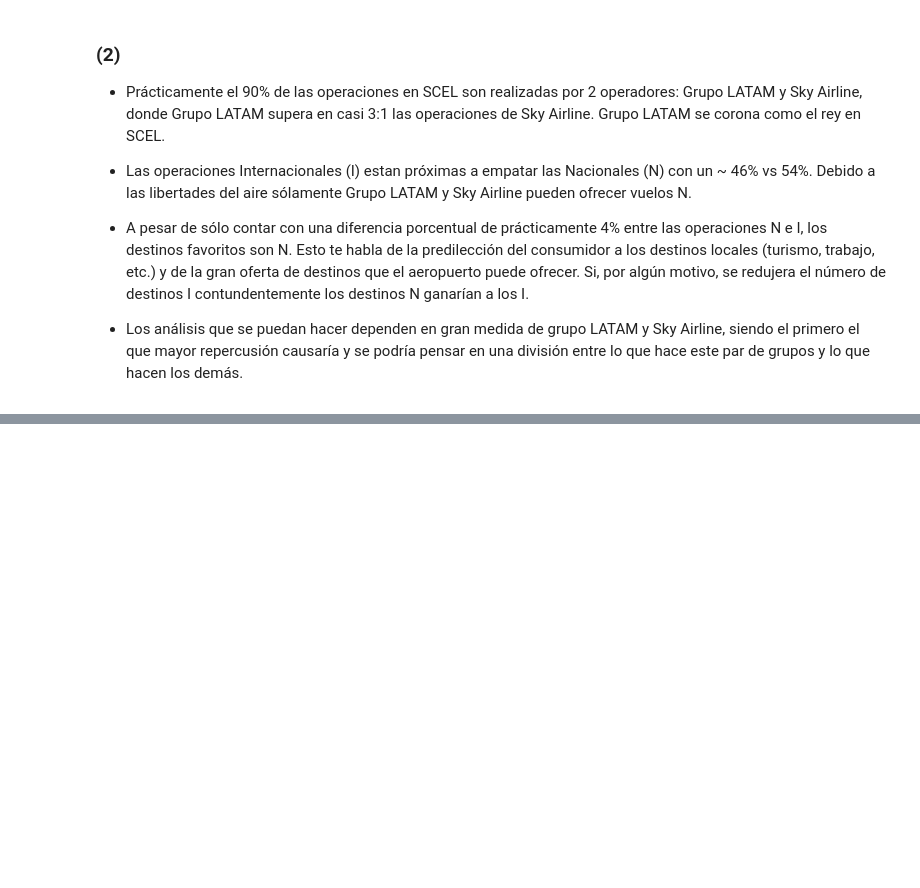
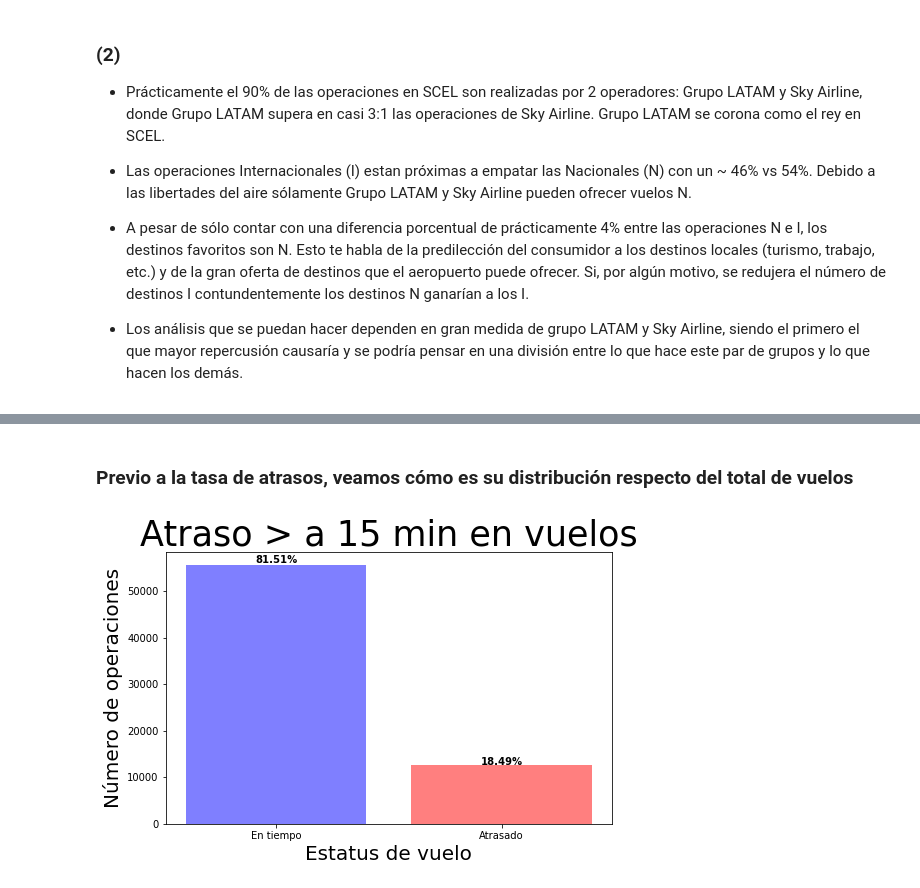
Before and after one commit to Gerardo3070/Desafio_LATAM, a Jupyter notebook: solution.ipynb, the cells around one changed output, grey strips where cells are left out. Cells and saved outputs as stored; diff of their text form; code cells hidden in the pictures; blank space fills up the shorter version.

```diff
--- a/solution.ipynb
+++ b/solution.ipynb
@@ -203,0 +220,2 @@ plt.show()
+# %%
+df['dif_min'] = np.round((df['Fecha-O']-df['Fecha-I']).map(mpdates.date2num)/factor, 0).astype(int)
@@ -203,0 +226,2 @@ plt.show()
+# %%
+df['atraso_15'] = np.multiply((df.dif_min > 15), 1)
@@ -203,0 +232,6 @@ plt.show()
+# %%
+condit = [(df['Fecha-I'].dt.hour >= 5) & (df['Fecha-I'].dt.hour < 12),
+         (df['Fecha-I'].dt.hour >= 12) & (df['Fecha-I'].dt.hour < 19)]
+choice = ['mañana', 'tarde']
+# %%
+df['periodo_dia'] = np.select(condit, choice, default='noche')
@@ -203,0 +248,22 @@ plt.show()
+# %% [markdown]
+### Previo a la tasa de atrasos, veamos cómo es su distribución respecto del total de vuelos
+# %%
+fig = plt.figure(figsize = (8,5))
+ax = plt.bar(['En tiempo', 'Atrasado'], df.atraso_15.value_counts(), alpha=0.5, color=['b', 'r'])
+i = 0
+for p in ax:
+    width = p.get_width()
+    height = p.get_height()
+    x, y = p.get_xy()
+    plt.text(x+width/2,
+             y+height*1.01,
+             str(round(df.atraso_15.value_counts()[i]*100/df.atraso_15.value_counts().sum(), 2)) + '%',
+             ha='center',
+             weight='bold')
+    i+=1
+plt.title('Atraso > a 15 min en vuelos', fontsize=35)
+plt.xlabel('Estatus de vuelo', fontsize=20)
+plt.ylabel('Número de operaciones', fontsize=20)
+plt.show()
+# %% [output]
+[figure, added]
```
Also changed, not shown: parts of 43 cells of this notebook, 2 other files.
